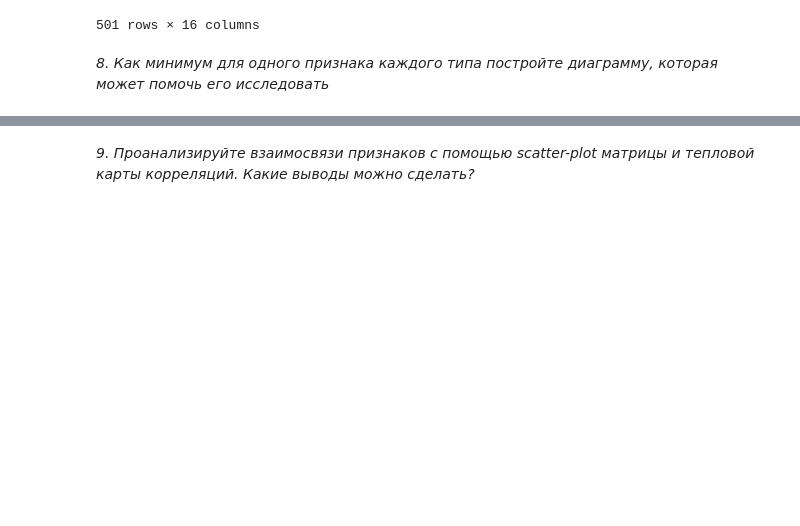
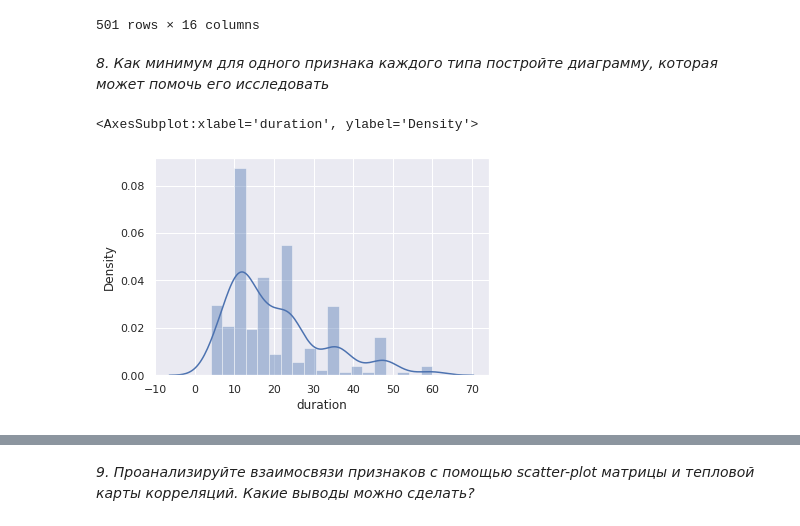
Before and after one commit to PavPar/iad-labs, a Jupyter notebook: lab_1.ipynb, the cells around one changed output, grey strips where cells are left out. Drawn from its saved outputs; the diff is of its cells as text; code cells hidden in the pictures; blank space fills up the shorter version.

```diff
--- a/lab_1.ipynb
+++ b/lab_1.ipynb
@@ -227,3 +250,8 @@ credit_df.fillna('own')
 501 rows × 16 columns
 # %% [markdown]
 *8. Как минимум для одного признака каждого типа постройте диаграмму, которая может помочь его исследовать*
+# %%
+sns.distplot(numericDF['duration'])
+# %% [output]
+<AxesSubplot:xlabel='duration', ylabel='Density'>
+[figure, added]
```
Also changed, not shown: parts of 13 cells of this notebook, 2 other files.
